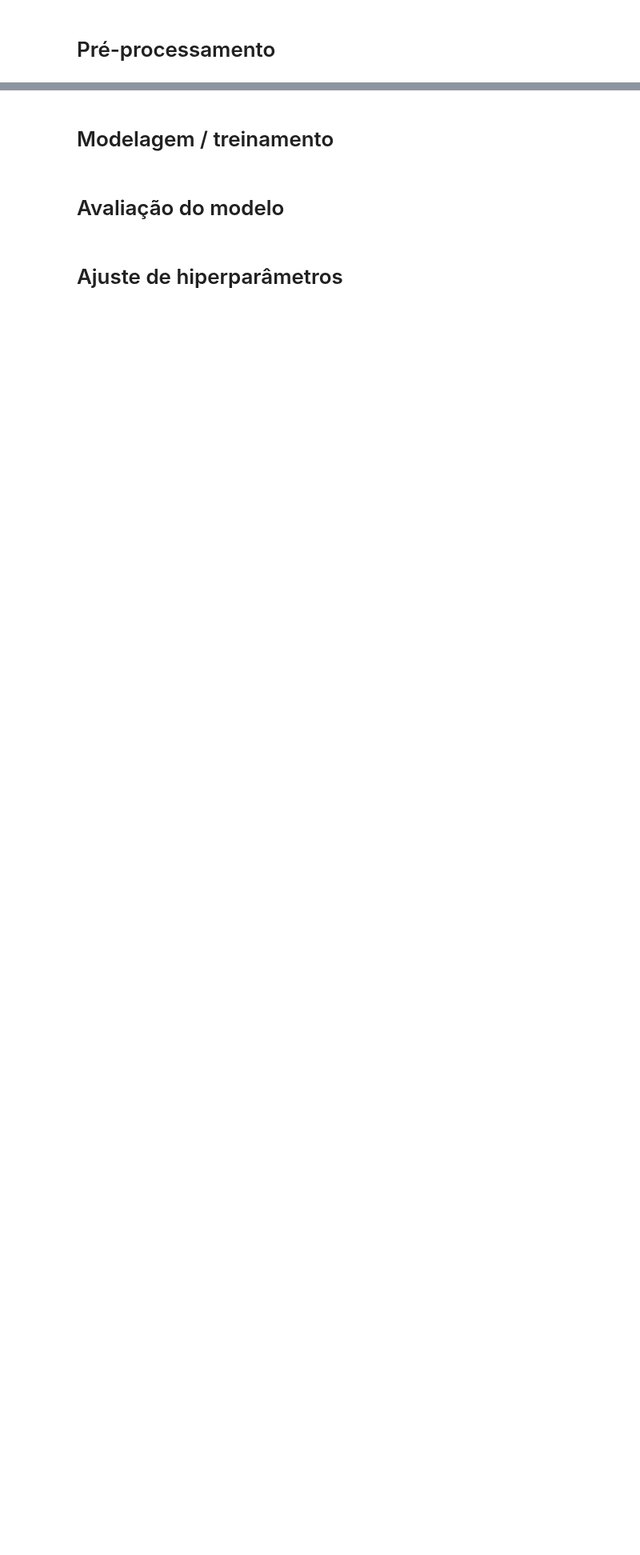
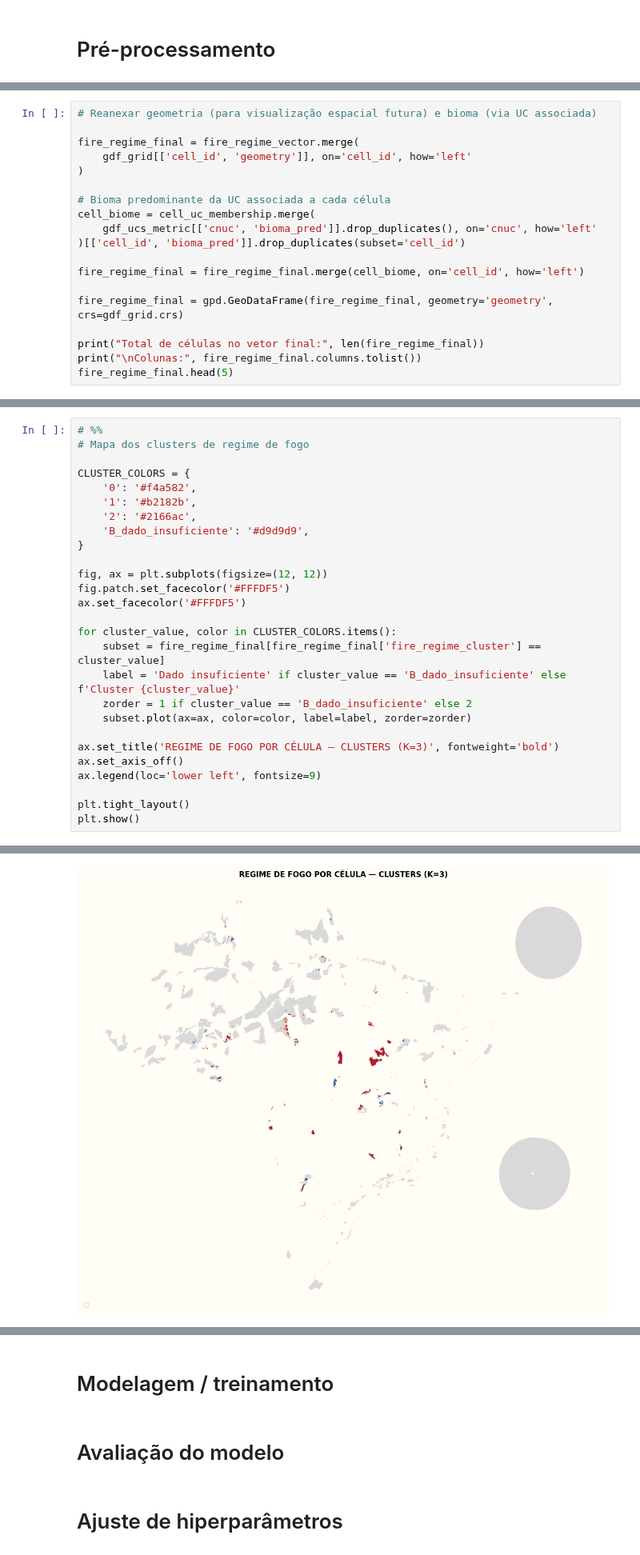
Before and after one commit to AndersonAlvesCoelho/pyroregions-classification, a Jupyter notebook: pyroregions_ucs.ipynb, the cells around one changed output, grey strips where cells are left out. Shown at 80% size. Cells and saved outputs as stored; diff of their text form; blank space fills up the shorter version.

Commit message:
feat: finalização do bloco de  Pré-processamento

```diff
--- a/pyroregions_ucs.ipynb
+++ b/pyroregions_ucs.ipynb
@@ -1529,0 +1739,19 @@ gc.collect()
+# %%
+# Reanexar geometria (para visualização espacial futura) e bioma (via UC associada)
+
+fire_regime_final = fire_regime_vector.merge(
+    gdf_grid[['cell_id', 'geometry']], on='cell_id', how='left'
+)
+
+# Bioma predominante da UC associada a cada célula
+cell_biome = cell_uc_membership.merge(
+    gdf_ucs_metric[['cnuc', 'bioma_pred']].drop_duplicates(), on='cnuc', how='left'
+)[['cell_id', 'bioma_pred']].drop_duplicates(subset='cell_id')
+
+fire_regime_final = fire_regime_final.merge(cell_biome, on='cell_id', how='left')
+
+fire_regime_final = gpd.GeoDataFrame(fire_regime_final, geometry='geometry', crs=gdf_grid.crs)
+
+print("Total de células no vetor final:", len(fire_regime_final))
+print("\nColunas:", fire_regime_final.columns.tolist())
+fire_regime_final.head(5)
@@ -1529,0 +1780,28 @@ gc.collect()
+# %%
+# %%
+# Mapa dos clusters de regime de fogo
+
+CLUSTER_COLORS = {
+    '0': '#f4a582',
+    '1': '#b2182b',
+    '2': '#2166ac',
+    'B_dado_insuficiente': '#d9d9d9',
+}
+
+fig, ax = plt.subplots(figsize=(12, 12))
+fig.patch.set_facecolor('#FFFDF5')
+ax.set_facecolor('#FFFDF5')
+
+for cluster_value, color in CLUSTER_COLORS.items():
+    subset = fire_regime_final[fire_regime_final['fire_regime_cluster'] == cluster_value]
+    label = 'Dado insuficiente' if cluster_value == 'B_dado_insuficiente' else f'Cluster {cluster_value}'
+    zorder = 1 if cluster_value == 'B_dado_insuficiente' else 2
+    subset.plot(ax=ax, color=color, label=label, zorder=zorder)
+
+ax.set_title('REGIME DE FOGO POR CÉLULA — CLUSTERS (K=3)', fontweight='bold')
+ax.set_axis_off()
+ax.legend(loc='lower left', fontsize=9)
+
+plt.tight_layout()
+plt.show()
+# %% [output]
@@ -1529,0 +1810 @@ gc.collect()
+[figure, added]
```
Also changed, not shown: parts of 93 cells of this notebook, 1 other file.
